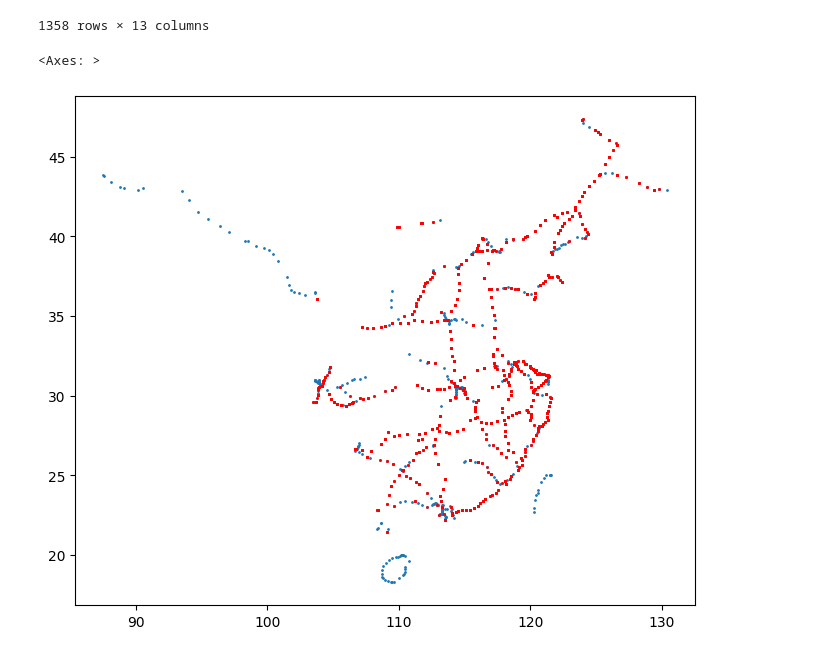
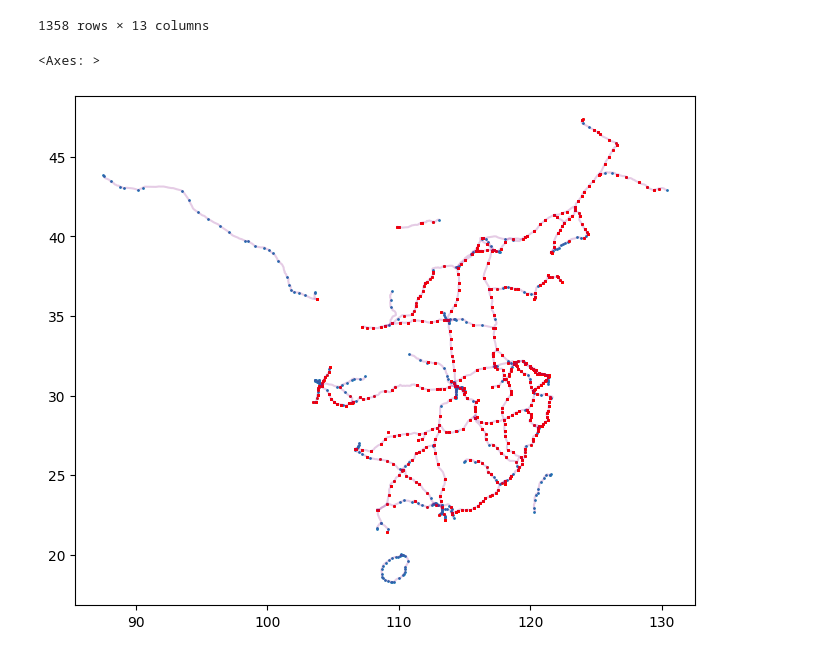
Before and after one commit to Nicholas-Polimeni/ml-hsr, a Jupyter notebook: process_station.ipynb, the cells around one changed output. Cells and saved outputs as stored; diff of their text form; code cells hidden in the pictures.

```diff
--- a/process_station.ipynb
+++ b/process_station.ipynb
@@ -23,7 +23,3 @@ ridership.head(3)
 | 0 | Achengbei Railway Station | Haerbinxi Railway Station | 97 |
 | 1 | Achengbei Railway Station | Haerbin Railway Station | 112 |
 | 2 | Achengbei Railway Station | Shangzhinan Railway Station | 252 |
-# %%
-ridership["s1_strip"] = ridership["station_1"].str.replace(" Railway Station", "").str.lower()
-ridership["s2_strip"] = ridership["station_2"].str.replace(" Railway Station", "").str.lower()
-ridership.head(2)
@@ -33,0 +26,17 @@ ridership.head(2)
+# %%
+strip_list = [" Railway Station"]
+end_strip_list = ["bei", "xi", "nan", "dong"]
+
+def strip_from_list(s: str):
+    for item in strip_list:
+        s = s.replace(item, "")
+
+    for item in end_strip_list:
+        if s[len(s) - len(item):] == item:
+            s = s[: len(s) - len(item)]
+
+    return s.lower()
+
+ridership["s1_strip"] = ridership["station_1"].apply(lambda x: strip_from_list(x))
+ridership["s2_strip"] = ridership["station_2"].apply(lambda x: strip_from_list(x))
+ridership.head(2)
@@ -150,11 +193,11 @@ stations_w_riders[stations_w_riders["romanized"].isna()]
 1358 rows × 13 columns
 # %%
 fig, ax = plt.subplots(figsize=(8,8))
-#lines.plot(ax=ax, markersize=0.01, alpha=0.4)
+lines.plot(ax=ax, color="purple", markersize=0.01, alpha=0.2)
 stations.plot(ax=ax, markersize=1)
 gpd.GeoDataFrame(stations_w_riders[
     stations_w_riders["geometry"].notna()
 ]).plot(ax=ax, color="red", markersize=1)
 # %% [output]
 <Axes: >
-[figure, old version]
+[figure, new version]
```
Also changed, not shown: parts of 12 cells of this notebook.
